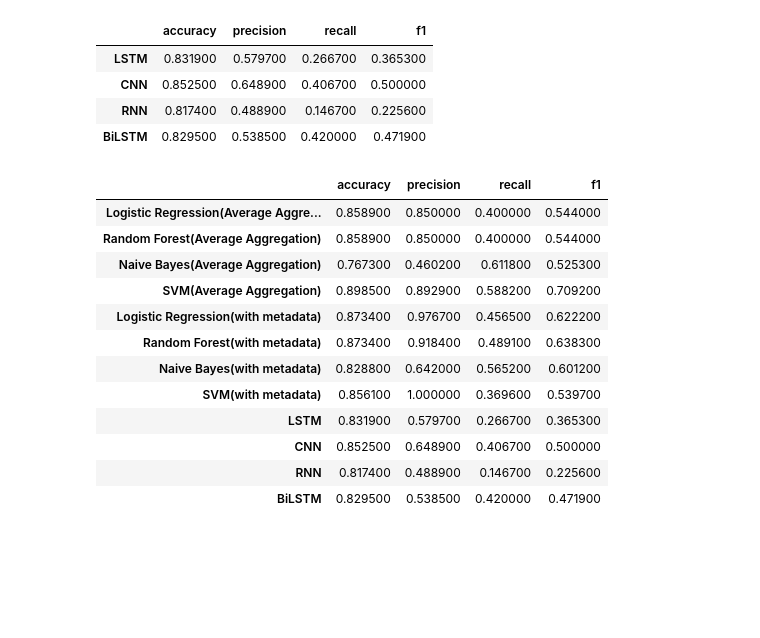
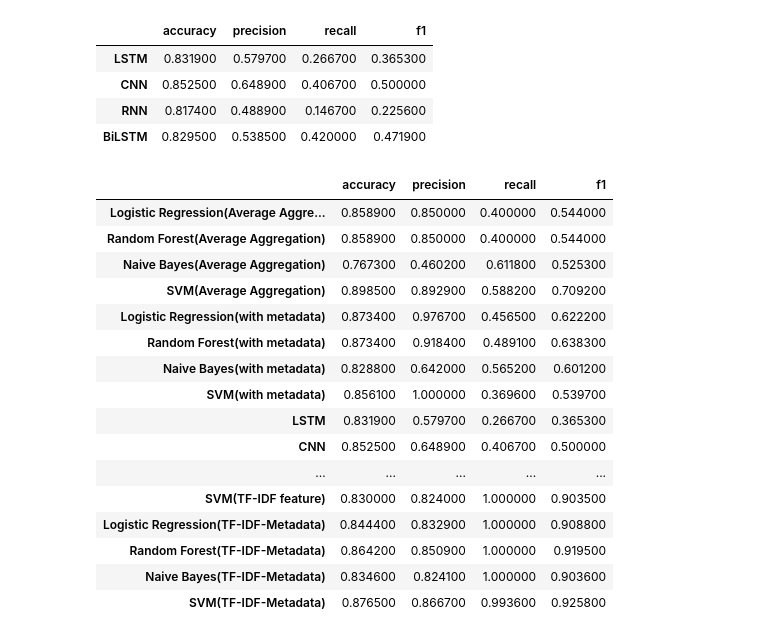
Before and after one commit to J-o-e-M/Social-Media-Mining-Project, a Jupyter notebook: build_table.ipynb, the cells around one changed output. Drawn from its saved outputs; the diff is of its cells as text; code cells hidden in the pictures; blank space fills up the shorter version.

Commit message:
new tables

```diff
--- a/build_table.ipynb
+++ b/build_table.ipynb
@@ -248,32 +248,85 @@ data = {
     },
     "BiLSTM": {
         "accuracy": 0.8295042321644498,
         "precision": 0.5384615384615384,
         "recall": 0.42,
         "f1": 0.4719101123595505
+    },
+        "Logistic Regression(TF-IDF feature)": {
+        "accuracy": 0.8251231527093597,
+        "precision": 0.81979695,
+        "recall": 1.0,
+        "f1": 0.90097629,
+    },
+    "Random Forest(TF-IDF feature)": {
+        "accuracy": 0.8103448275862069,
+        "precision": 0.8075,
+        "recall": 1.0,
+        "f1": 0.89349931,
+    },
+    "Naive Bayes(TF-IDF feature)": {
+        "accuracy": 0.7955665024630542,
+        "precision": 0.7955665,
+        "recall": 1.0,
+        "f1": 0.8861454,
+    },
+    "SVM(TF-IDF feature)": {
+        "accuracy": 0.8300492610837439,
+        "precision": 0.82397959,
+        "recall": 1.0,
+        "f1": 0.9034965,
+    },
+        "Logistic Regression(TF-IDF-Metadata)": {
+        "accuracy": 0.8444444444444444,
+        "precision": 0.83289125,
+        "recall": 1.0,
+        "f1": 0.90882779,
+    },
+    "Random Forest(TF-IDF-Metadata)": {
+        "accuracy": 0.8641975308641975,
+        "precision": 0.85094851,
+        "recall": 1.0,
+        "f1": 0.91947291,
+    },
+    "Naive Bayes(TF-IDF-Metadata)": {
+        "accuracy": 0.8345679012345679,
+        "precision": 0.82414698,
+        "recall": 1.0,
+        "f1": 0.90359712,
+    },
+    "SVM(TF-IDF-Metadata)": {
+        "accuracy": 0.8765432098765432,
+        "precision": 0.86666667,
+        "recall": 0.99363057,
+        "f1": 0.92581602,
     }
+
 }
 
 df = pd.DataFrame(data).T
 df = df.round(4)
 #output to a nice table
 styled_df = df.style.apply(lambda x: ["font-weight: bold" if v == x.max() else "" for v in x], axis=0)
 display(styled_df)
 # Export the table to a nice looking html file with table lines
 styled_df.set_table_styles(
     [{'selector': 'th, td', 'props': [('border', '1px solid black')]}]
 ).to_html("table4.html")
 # %% [output]
 |  | accuracy | precision | recall | f1 |
 | Logistic Regression(Average Aggre... | 0.858900 | 0.850000 | 0.400000 | 0.544000 |
 | Random Forest(Average Aggregation) | 0.858900 | 0.850000 | 0.400000 | 0.544000 |
 | Naive Bayes(Average Aggregation) | 0.767300 | 0.460200 | 0.611800 | 0.525300 |
 | SVM(Average Aggregation) | 0.898500 | 0.892900 | 0.588200 | 0.709200 |
 | Logistic Regression(with metadata) | 0.873400 | 0.976700 | 0.456500 | 0.622200 |
 | Random Forest(with metadata) | 0.873400 | 0.918400 | 0.489100 | 0.638300 |
 | Naive Bayes(with metadata) | 0.828800 | 0.642000 | 0.565200 | 0.601200 |
 | SVM(with metadata) | 0.856100 | 1.000000 | 0.369600 | 0.539700 |
 | LSTM | 0.831900 | 0.579700 | 0.266700 | 0.365300 |
 | CNN | 0.852500 | 0.648900 | 0.406700 | 0.500000 |
-| RNN | 0.817400 | 0.488900 | 0.146700 | 0.225600 |
-| BiLSTM | 0.829500 | 0.538500 | 0.420000 | 0.471900 |
+| ... | ... | ... | ... | ... |
+| SVM(TF-IDF feature) | 0.830000 | 0.824000 | 1.000000 | 0.903500 |
+| Logistic Regression(TF-IDF-Metadata) | 0.844400 | 0.832900 | 1.000000 | 0.908800 |
+| Random Forest(TF-IDF-Metadata) | 0.864200 | 0.850900 | 1.000000 | 0.919500 |
+| Naive Bayes(TF-IDF-Metadata) | 0.834600 | 0.824100 | 1.000000 | 0.903600 |
+| SVM(TF-IDF-Metadata) | 0.876500 | 0.866700 | 0.993600 | 0.925800 |
```
Also changed, not shown: parts of 3 cells of this notebook, 6 other files.
